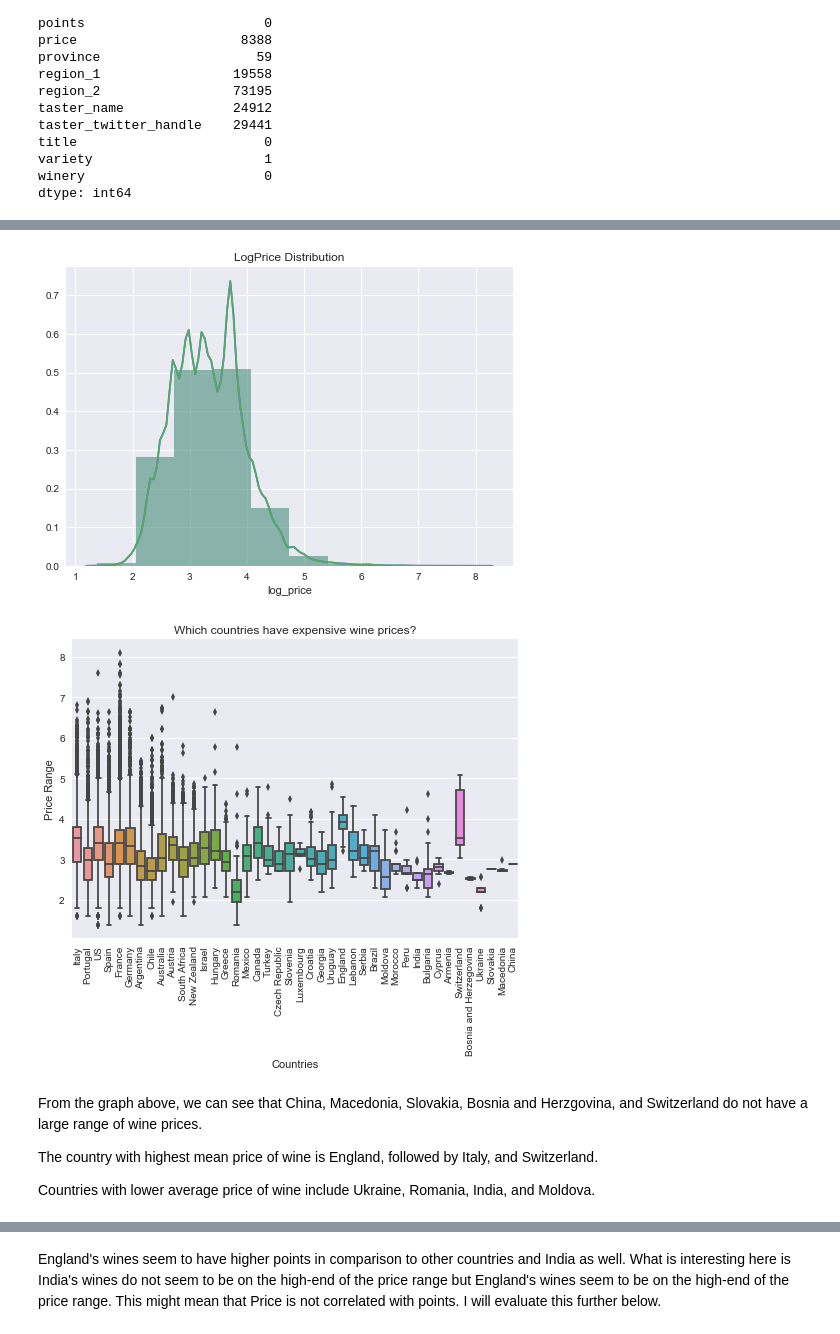
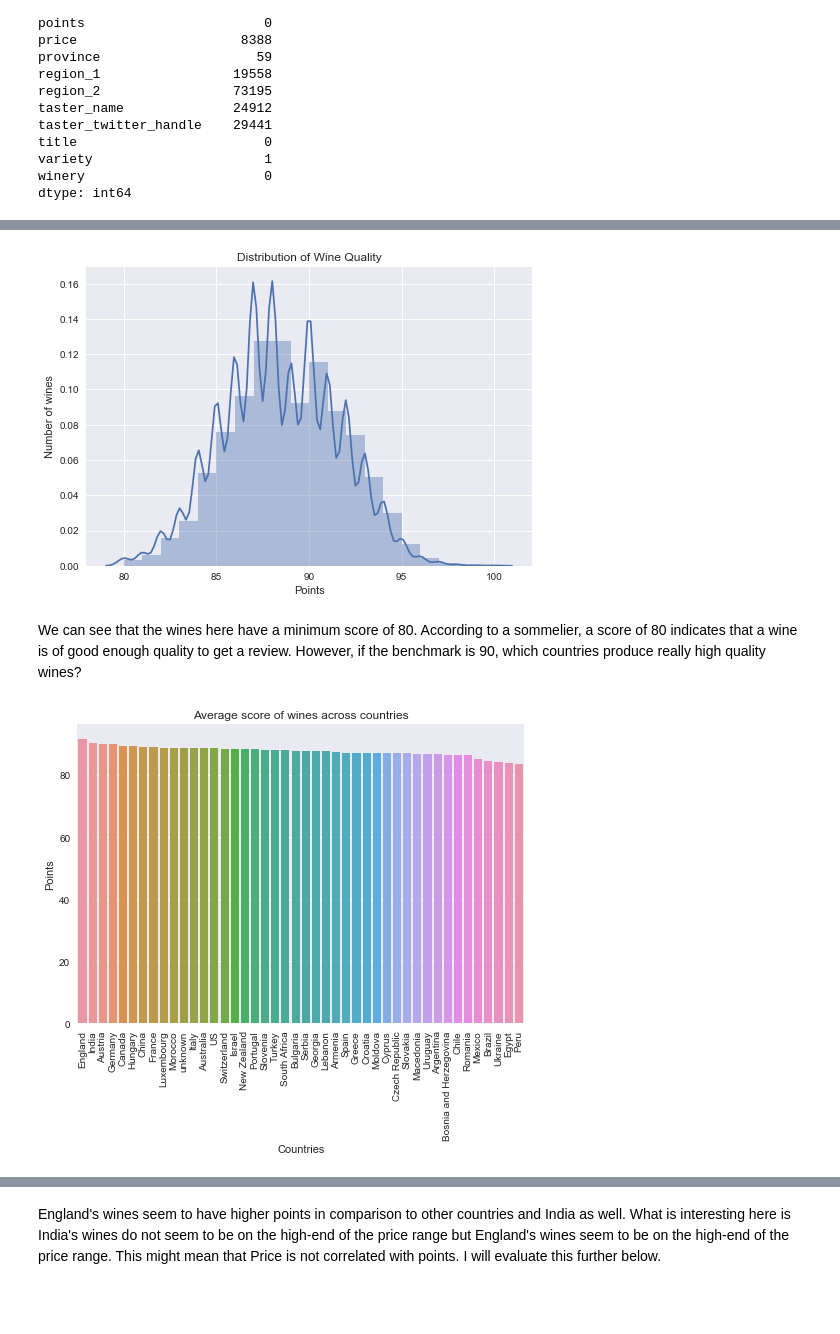
Before and after one commit to nt2462/Springboard---Capstone-Project-2, a Jupyter notebook: Capstone Project 2.ipynb, the cells around one changed output, grey strips where cells are left out. Cells and saved outputs as stored; diff of their text form; code cells hidden in the pictures; blank space fills up the shorter version.

```diff
--- a/Capstone Project 2.ipynb
+++ b/Capstone Project 2.ipynb
@@ -99,6 +99,3 @@ Taster tweeter handle:
 This is also irrelevant to our analysis so we would not be including this column in our analysis.
 
 Variety: Since there is only 1 row that has missing variety, we will just drop it
-# %%
-#drop missing country values:
-wine2 = wine2[pd.notnull(wine2['country'])]
@@ -156,0 +102,2 @@ See the caveats in the documentation: http://pandas.pydata.org/pandas-docs/stabl
+# %%
+wine2['country'].fillna('unknown',inplace= True)
@@ -156,0 +135,5 @@ See the caveats in the documentation: http://pandas.pydata.org/pandas-docs/stabl
+# %%
+#Price Distribution:
+price_points = wine2[pd.notnull(wine2['price'])][['price','points']]
+price_points['log_price'] = np.log(price_points['price'])
+price_points.head(2)
@@ -220,26 +278,26 @@ df.head(2)
 # %%
-#LogPrice Distribution:
-sns.distplot(df['log_price'],bins=10)
-plt.title('LogPrice Distribution')
+#points distribution:
+sns.distplot(price_points['points'],bins=20)
+plt.xlabel('Points')
+plt.ylabel('Number of wines')
+plt.title('Distribution of Wine Quality')
 plt.show()
 # %% [output]
-[figure, old version]
+[figure, new version]
+# %% [markdown]
+We can see that the wines here have a minimum score of 80. According to a sommelier, a score of 80 indicates that a wine is of good enough quality to get a review. However, if the benchmark is 90, which countries produce really high quality wines?
 # %%
-#LogPrice Distribution across countries:
-sns.boxplot(x='country',y='log_price',data=df)
+#Wine quality across countries:
+points_country = df.groupby('country')['points'].mean().reset_index()
+points_country = points_country.sort_values('points',ascending=False)
+sns.barplot(x='country',y='points',data=points_country)
 plt.xlabel('Countries')
 plt.xticks(rotation=90)
-plt.ylabel('Price Range')
-plt.title('Which countries have expensive wine prices?')
+plt.ylabel('Points')
+plt.title('Average score of wines across countries')
 plt.show()
 # %% [output]
-[figure, old version]
+[figure, new version]
-# %% [markdown]
-From the graph above, we can see that China, Macedonia, Slovakia, Bosnia and Herzgovina, and Switzerland do not have a large range of wine prices.
-
-The country with highest mean price of wine is England, followed by Italy, and Switzerland.
-
-Countries with lower average price of wine include Ukraine, Romania, India, and Moldova.
 # %%
 #Figure out the points of wine across different countries:
 sns.boxplot(x='country',y='points',data=df)
```
Also changed, not shown: parts of 57 cells of this notebook.
